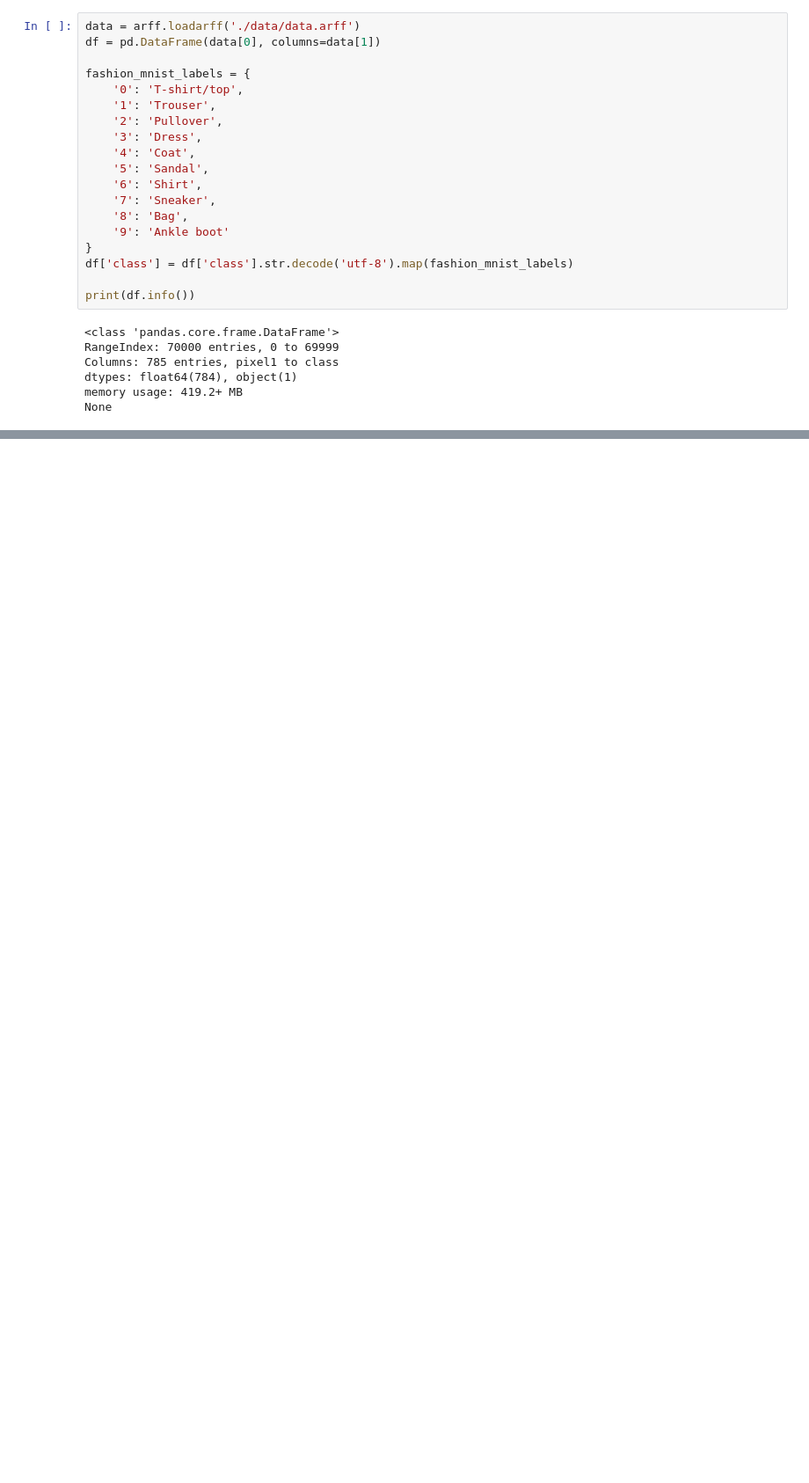
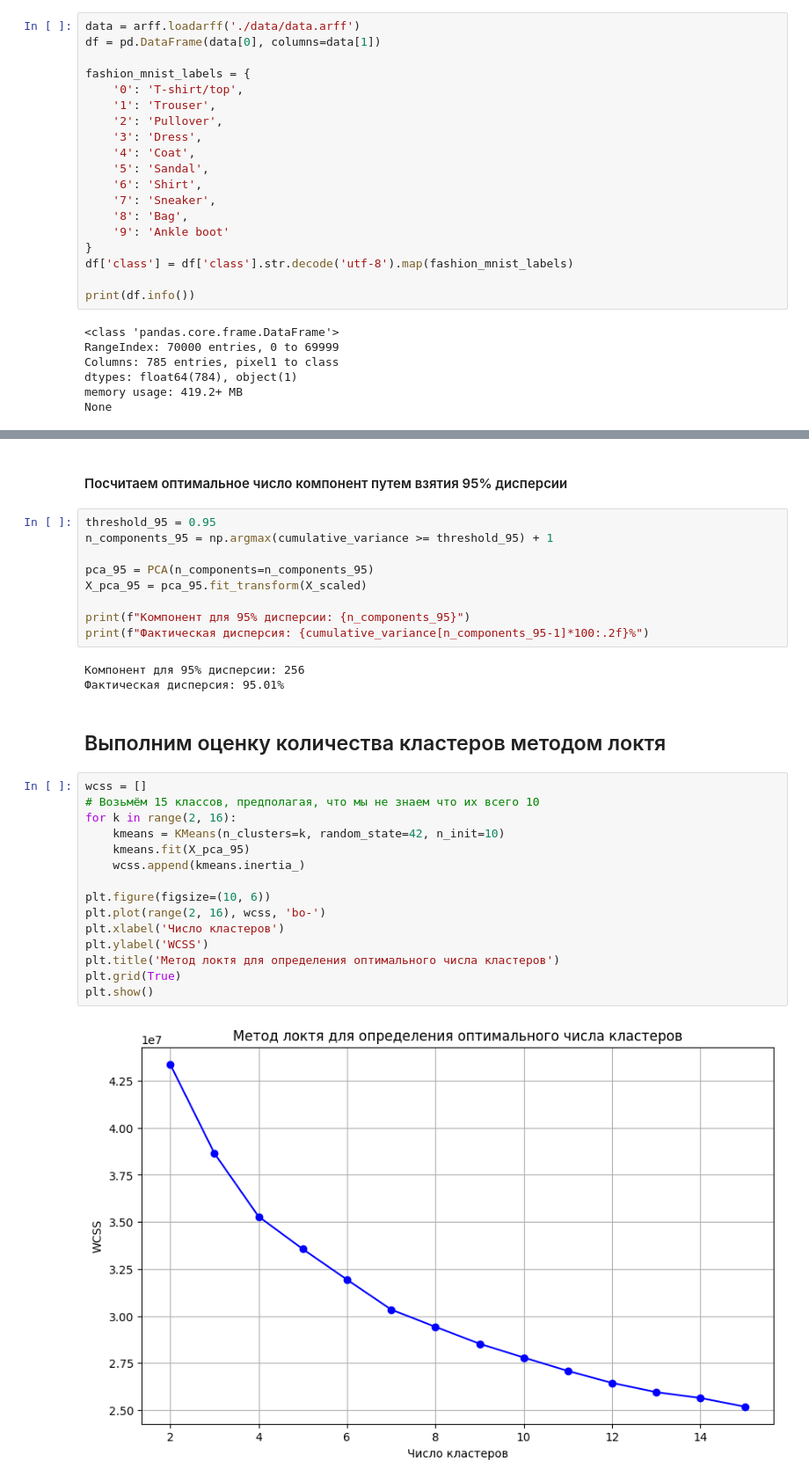
Before and after one commit to lomonoga/ML_Learning_Labs, a Jupyter notebook: lab_1_1/sample.ipynb, the cells around one changed output, grey strips where cells are left out. Shown: that part at 88% size. Cells and saved outputs as stored; diff of their text form; blank space fills up the shorter version.

Commit message:
Done lab clusterization

```diff
--- a/lab_1_1/sample.ipynb
+++ b/lab_1_1/sample.ipynb
@@ -44,0 +88,33 @@ None
+# %% [markdown]
+#### Посчитаем оптимальное число компонент путем взятия 95% дисперсии
+# %%
+threshold_95 = 0.95
+n_components_95 = np.argmax(cumulative_variance >= threshold_95) + 1
+
+pca_95 = PCA(n_components=n_components_95)
+X_pca_95 = pca_95.fit_transform(X_scaled)
+
+print(f"Компонент для 95% дисперсии: {n_components_95}")
+print(f"Фактическая дисперсия: {cumulative_variance[n_components_95-1]*100:.2f}%")
+# %% [output]
+Компонент для 95% дисперсии: 256
+Фактическая дисперсия: 95.01%
+# %% [markdown]
+## Выполним оценку количества кластеров методом локтя
+# %%
+wcss = []
+# Возьмём 15 классов, предполагая, что мы не знаем что их всего 10
+for k in range(2, 16):
+    kmeans = KMeans(n_clusters=k, random_state=42, n_init=10)
+    kmeans.fit(X_pca_95)
+    wcss.append(kmeans.inertia_)
+
+plt.figure(figsize=(10, 6))
+plt.plot(range(2, 16), wcss, 'bo-')
+plt.xlabel('Число кластеров')
+plt.ylabel('WCSS')
+plt.title('Метод локтя для определения оптимального числа кластеров')
+plt.grid(True)
+plt.show()
+# %% [output]
+[figure, added]
```
Also changed, not shown: parts of 10 cells of this notebook, 2 other files.
